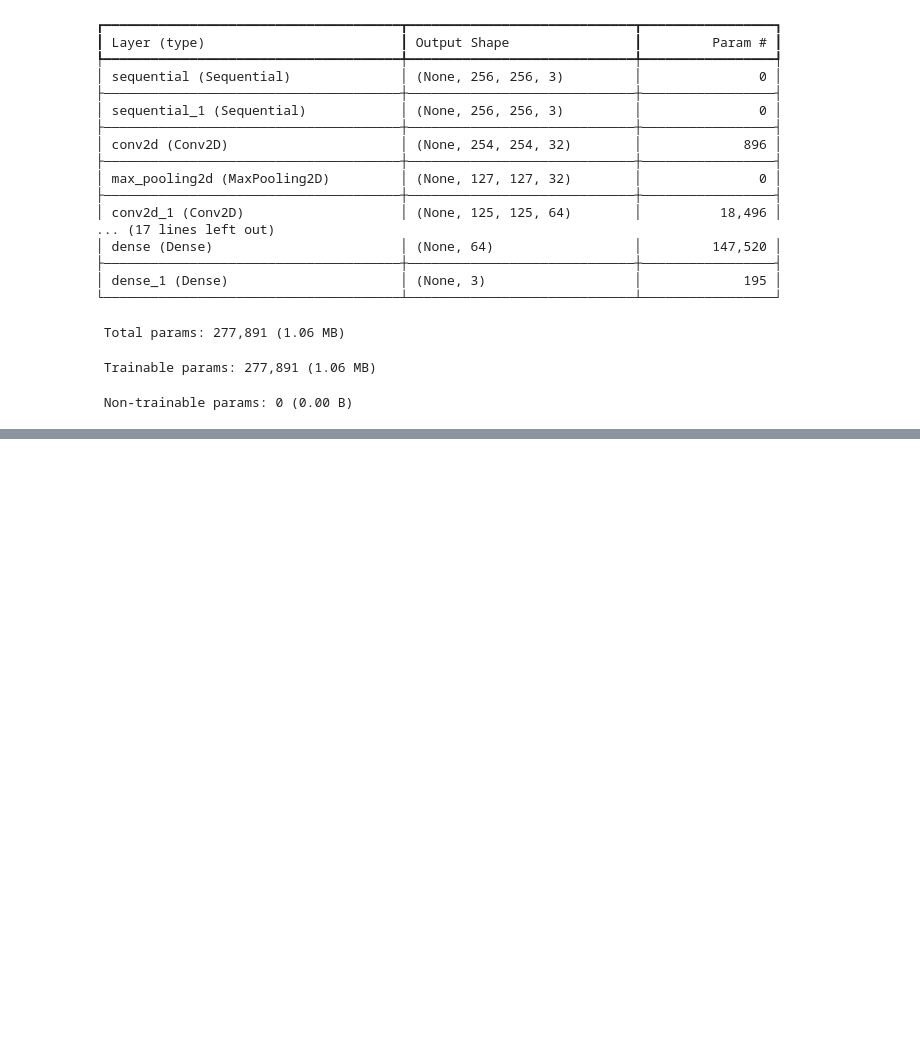
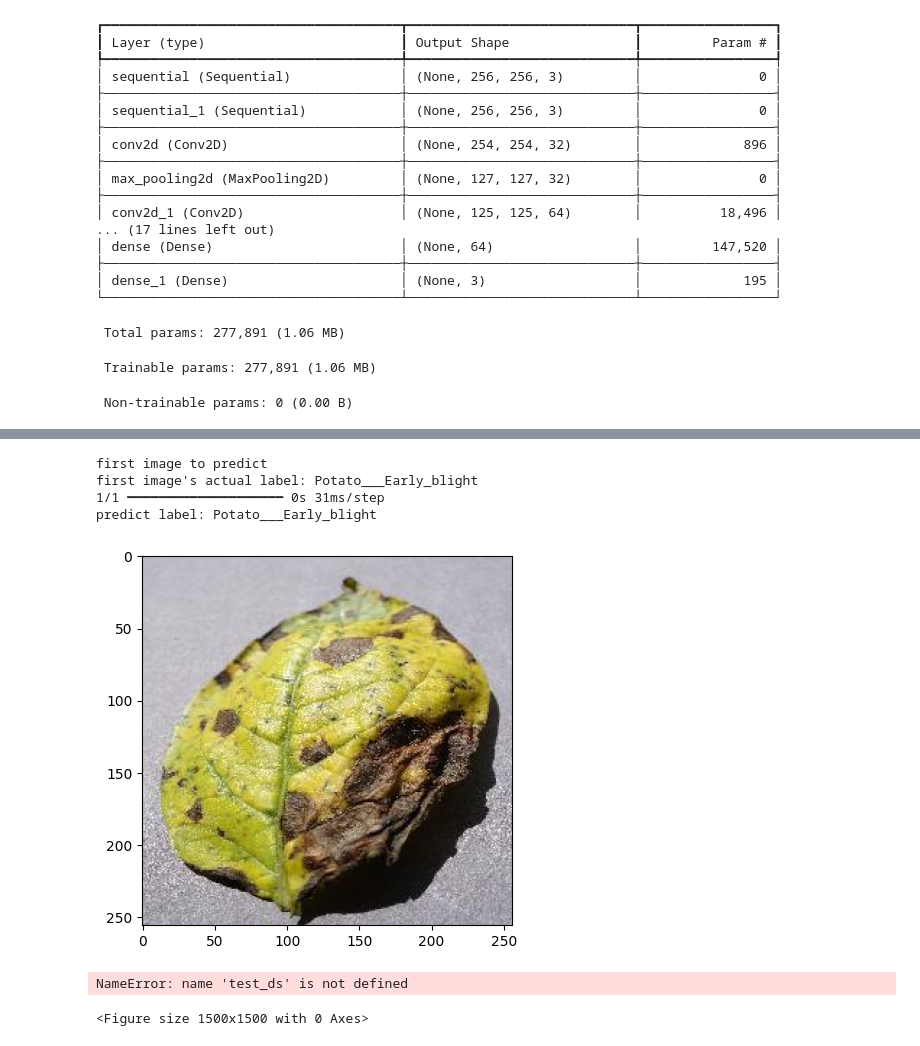
Before and after one commit to BIRALO256/A.I-ml--Learning, a Jupyter notebook: Potato Disease Classification.ipynb, the cells around one changed output, grey strips where cells are left out. Drawn from its saved outputs; the diff is of its cells as text; code cells hidden in the pictures; blank space fills up the shorter version.

```diff
--- a/Potato Disease Classification.ipynb
+++ b/Potato Disease Classification.ipynb
@@ -255,0 +288,21 @@ Epoch 50/50
+# %%
+import matplotlib.pyplot as plt
+import numpy as np
+
+# Visualize the first image in the first batch
+for images_batch, labels_batch in test_ds.take(1):
+    first_image=(images_batch[0].numpy().astype('uint8'))
+    first_label =labels_batch[0].numpy()
+
+    print("first image to predict")
+    plt.imshow(first_image)
+    print("first image's actual label:",class_names[first_label])
+
+    batch_prediction =  model.predict(images_batch)
+    print("predict label:",class_names[np.argmax(batch_prediction[0])])
+# %% [output]
+first image to predict
+first image's actual label: Potato___Early_blight
+1/1 ━━━━━━━━━━━━━━━━━━━━ 0s 31ms/step
+predict label: Potato___Early_blight
+[figure, added]
@@ -255,0 +319,18 @@ Epoch 50/50
+# %%
+import matplotlib.pyplot as plt
+
+plt.figure(figsize=(15, 15))
+for images, labels in test_ds.take(1):
+    for i in range(9):
+        ax = plt.subplot(3, 3, i + 1)
+        plt.imshow(images[i].numpy().astype("uint8"))
+
+        # Actual_class, predicted_class, and confidence
+        actual_class = class_names[labels[i].numpy()]
+        predicted_class, confidence = predict(model, images[i])
+
+        plt.title(f"Actual: {actual_class},\nPredicted: {predicted_class}.\nConfidence: {confidence}%")
+        plt.axis("off")
+# %% [output]
+NameError: name 'test_ds' is not defined
+<Figure size 1500x1500 with 0 Axes>
```
Also changed, not shown: parts of 9 cells of this notebook.
